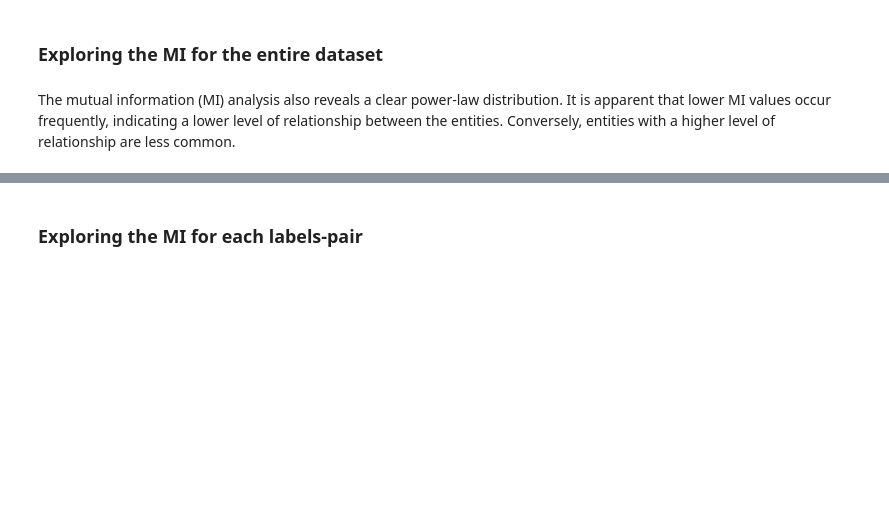
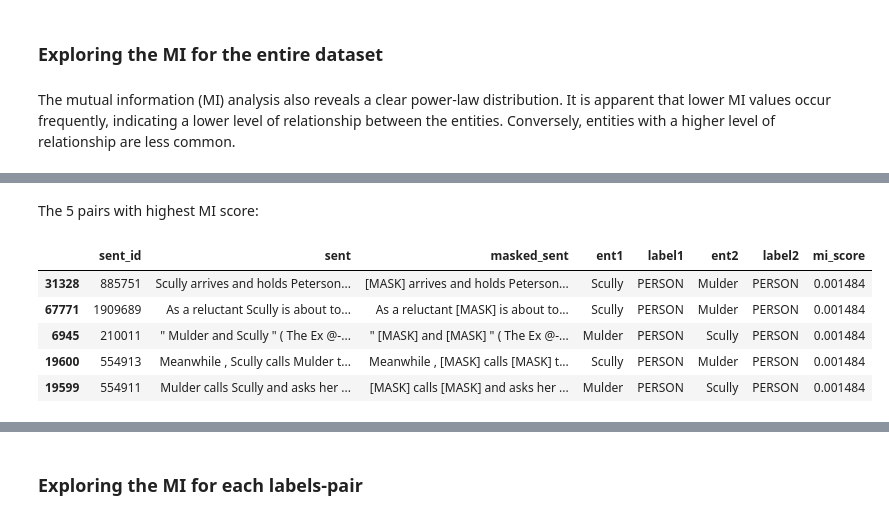
Before and after one commit to mhornstein/NESRR, a Jupyter notebook: part2/EDA.ipynb, the cells around one changed output, grey strips where cells are left out. Cells and saved outputs as stored; diff of their text form; code cells hidden in the pictures; blank space fills up the shorter version.

```diff
--- a/part2/EDA.ipynb
+++ b/part2/EDA.ipynb
@@ -67,5 +67,5 @@ plt.title('Mutial information distribution');
 # %%
-sorted_df = df.sort_values(by='mi_score', ascending=True)
+sorted_df = df.sort_values(by='mi_score', ascending=False)
 # %%
 print(f'Pair with negative MI (joint probability < the product of the individual probabilities) so the variables are less dependent: {(len(df[df["mi_score"] < 0])/len(df)) :.2%}')
 print(f'Pair with positive MI: {(len(df[df["mi_score"] > 0])/len(df)) :.2%}')
@@ -76,0 +77,11 @@ Pair with 0 MI: 0.01%
+# %% [markdown]
+The 5 pairs with highest MI score:
+# %%
+sorted_df.head(5)
+# %% [output]
+|  | sent_id | sent | masked_sent | ent1 | label1 | ent2 | label2 | mi_score |
+| 31328 | 885751 | Scully arrives and holds Peterson... | [MASK] arrives and holds Peterson... | Scully | PERSON | Mulder | PERSON | 0.001484 |
+| 67771 | 1909689 | As a reluctant Scully is about to... | As a reluctant [MASK] is about to... | Scully | PERSON | Mulder | PERSON | 0.001484 |
+| 6945 | 210011 | " Mulder and Scully " ( The Ex @-... | " [MASK] and [MASK] " ( The Ex @-... | Mulder | PERSON | Scully | PERSON | 0.001484 |
+| 19600 | 554913 | Meanwhile , Scully calls Mulder t... | Meanwhile , [MASK] calls [MASK] t... | Scully | PERSON | Mulder | PERSON | 0.001484 |
+| 19599 | 554911 | Mulder calls Scully and asks her ... | [MASK] calls [MASK] and asks her ... | Mulder | PERSON | Scully | PERSON | 0.001484 |
```
Also changed, not shown: parts of 18 cells of this notebook.
